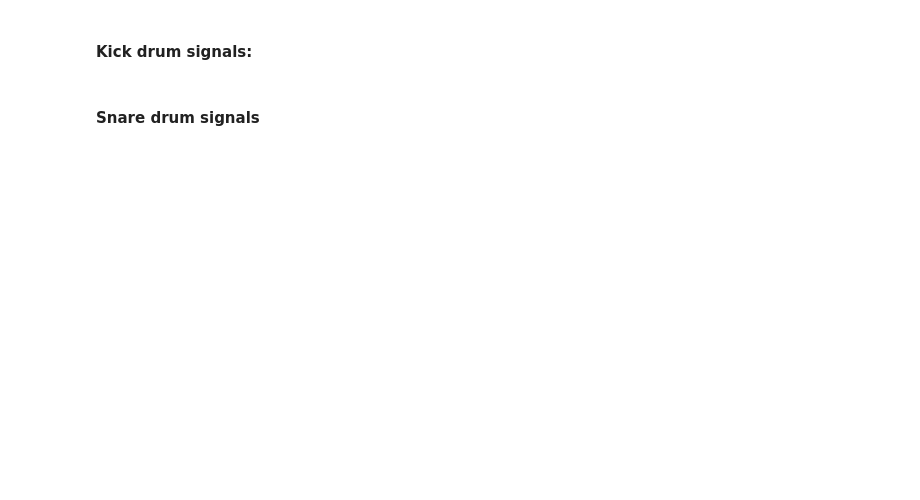
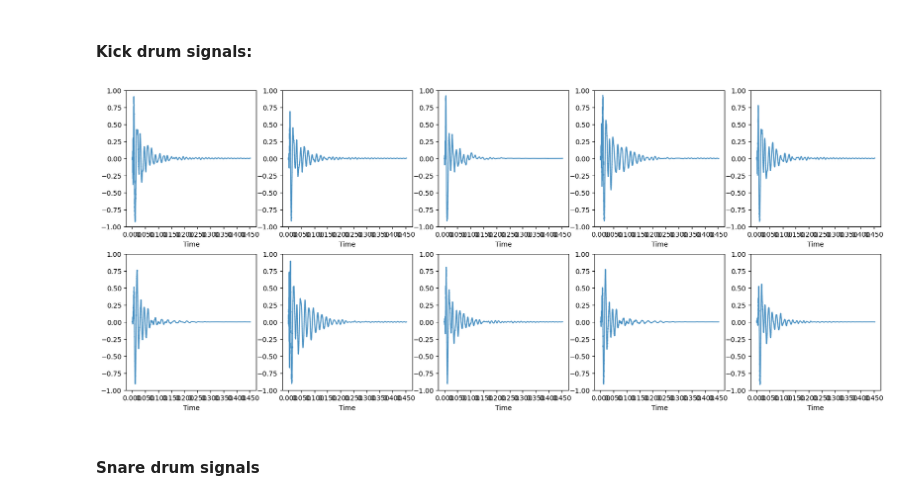
Before and after one commit to vitormeriat/digital-audio-processing, a Jupyter notebook: 05-kmeans.ipynb, the cells around one changed output. Cells and saved outputs as stored; diff of their text form; code cells hidden in the pictures; blank space fills up the shorter version.

```diff
--- a/05-kmeans.ipynb
+++ b/05-kmeans.ipynb
@@ -58,10 +65,12 @@ print(len(snare_signals))
 # %%
 plt.figure(figsize=(20, 8))
 
 for i, x in enumerate(kick_signals):
     plt.subplot(2, 5, i+1)
-    librosa.display.waveplot(x[:10000], alpha=0.8)
+    librosa.display.waveshow(x[:10000], alpha=0.8)
     plt.ylim(-1, 1)
+# %% [output]
+[figure, added]
 # %% [markdown]
 #### Snare drum signals
 # %%
```
Also changed, not shown: parts of 25 cells of this notebook, 36 other files.
